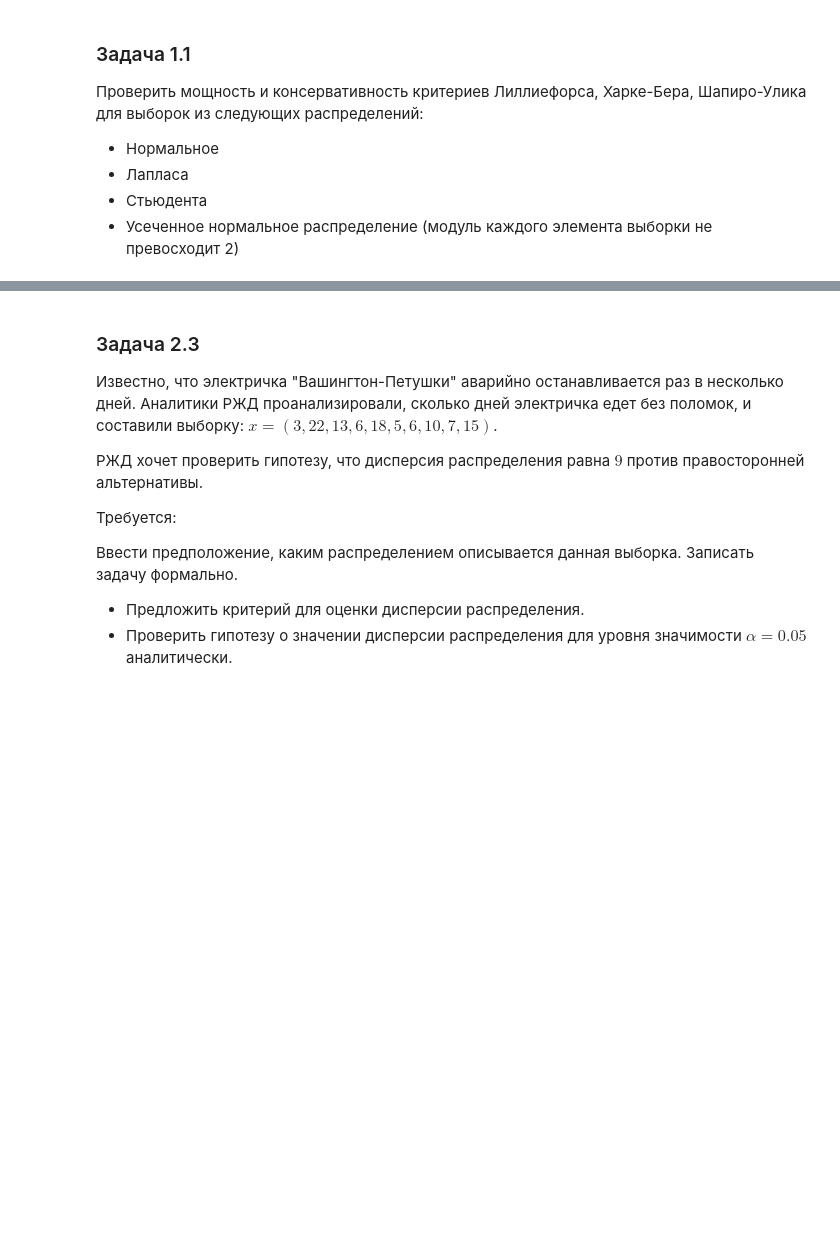
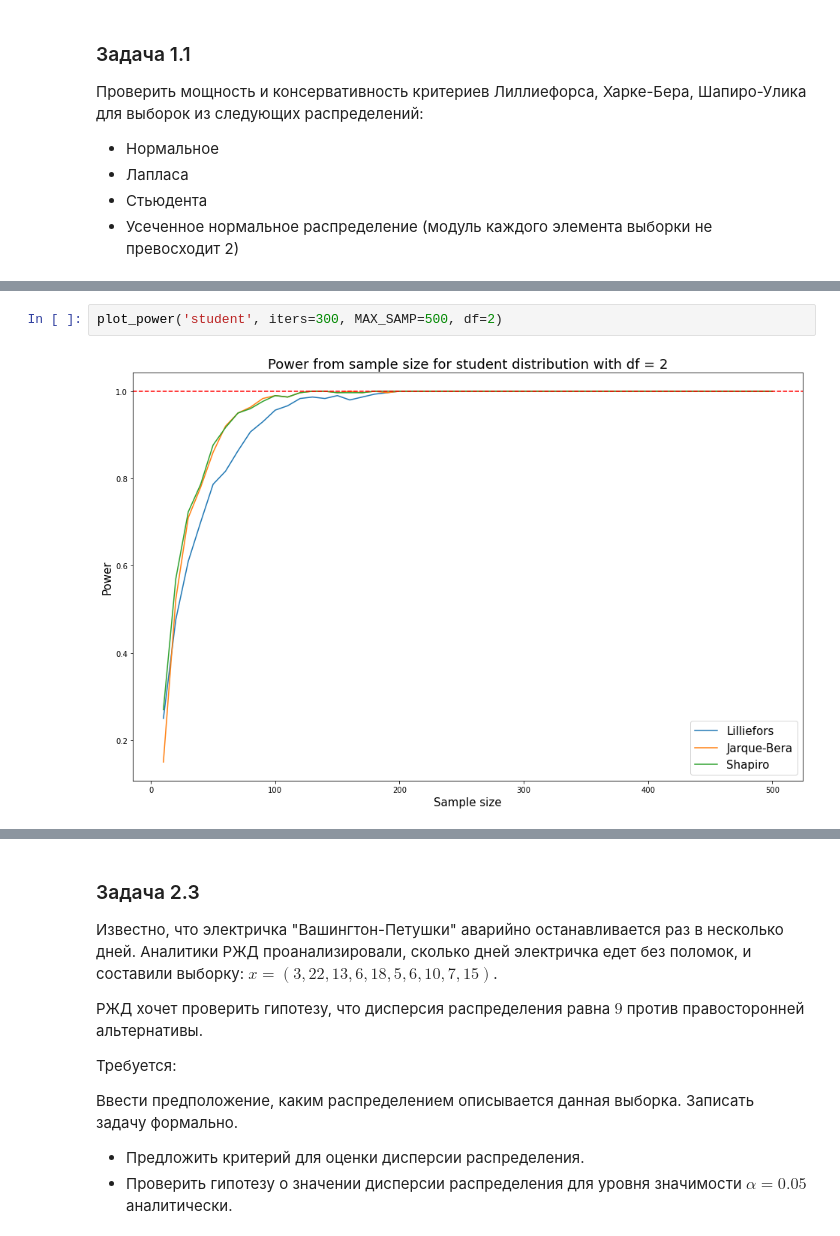
Before and after one commit to Alexuserx/Stats, a Jupyter notebook: Lab1/Stats_lab1.ipynb, the cells around one changed output, grey strips where cells are left out. Saved outputs shown, nothing was run; the diff lists cells and outputs as text; blank space fills up the shorter version.

```diff
--- a/Lab1/Stats_lab1.ipynb
+++ b/Lab1/Stats_lab1.ipynb
@@ -40,0 +102,4 @@ lilliefors(data_normal)[1], jarque_bera(data_normal)[1], shapiro(data_normal)[1]
+# %%
+plot_power('student', iters=300, MAX_SAMP=500, df=2)
+# %% [output]
+[figure, added]
```
Also changed, not shown: parts of 34 cells of this notebook, 2 other files.
